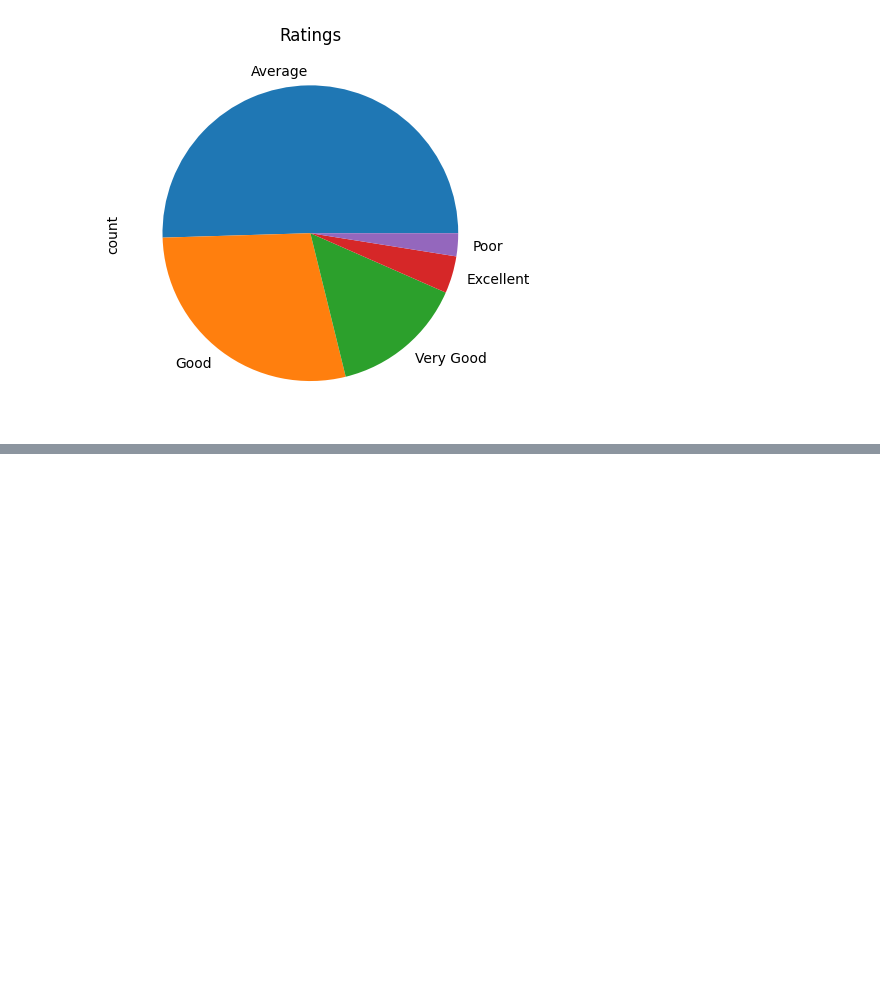
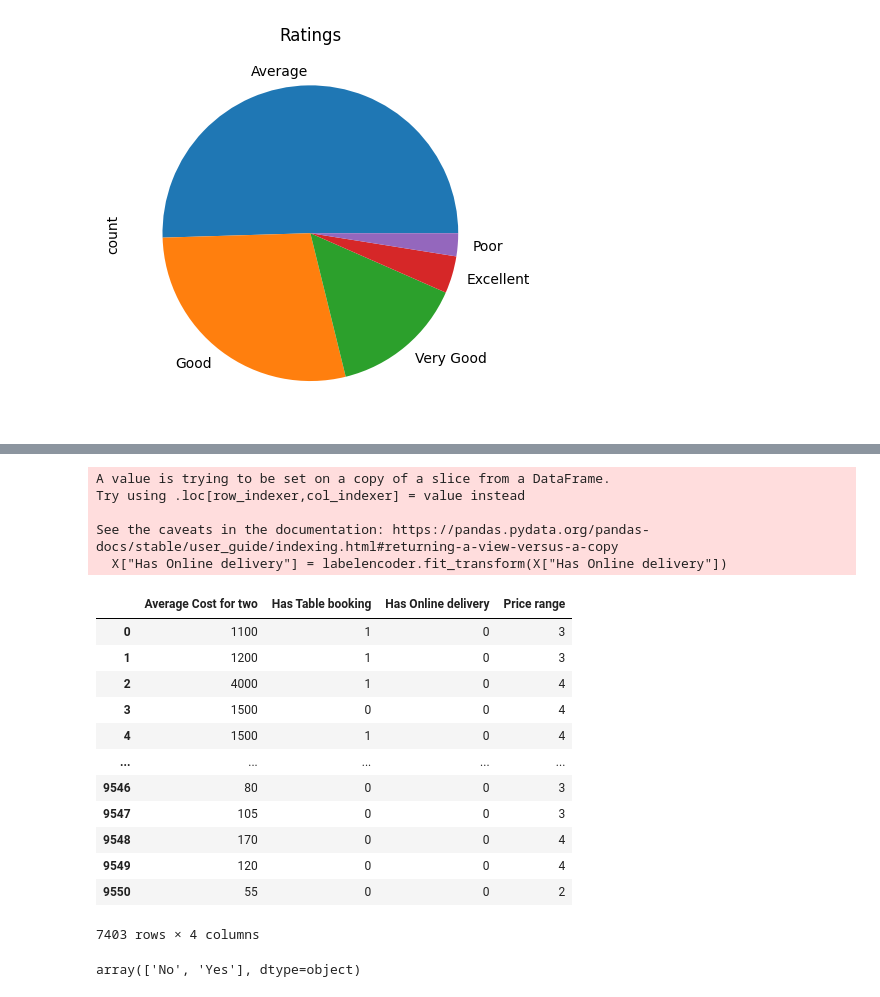
Before and after one commit to jbtestoni/predicting-restaurant-ratings-machine-learning, a Jupyter notebook: Notebook.ipynb, the cells around one changed output, grey strips where cells are left out. Drawn from its saved outputs; the diff is of its cells as text; code cells hidden in the pictures; blank space fills up the shorter version.

```diff
--- a/Notebook.ipynb
+++ b/Notebook.ipynb
@@ -138,0 +185,33 @@ plt.show()
+# %%
+from sklearn import preprocessing
+labelencoder = preprocessing.LabelEncoder()
+# %%
+X["Has Online delivery"] = labelencoder.fit_transform(X["Has Online delivery"])
+# %% [output]
+A value is trying to be set on a copy of a slice from a DataFrame.
+Try using .loc[row_indexer,col_indexer] = value instead
+
+See the caveats in the documentation: https://pandas.pydata.org/pandas-docs/stable/user_guide/indexing.html#returning-a-view-versus-a-copy
+  X["Has Online delivery"] = labelencoder.fit_transform(X["Has Online delivery"])
+# %%
+X
+# %% [output]
+|  | Average Cost for two | Has Table booking | Has Online delivery | Price range |
+| 0 | 1100 | 1 | 0 | 3 |
+| 1 | 1200 | 1 | 0 | 3 |
+| 2 | 4000 | 1 | 0 | 4 |
+| 3 | 1500 | 0 | 0 | 4 |
+| 4 | 1500 | 1 | 0 | 4 |
+| ... | ... | ... | ... | ... |
+| 9546 | 80 | 0 | 0 | 3 |
+| 9547 | 105 | 0 | 0 | 3 |
+| 9548 | 170 | 0 | 0 | 4 |
+| 9549 | 120 | 0 | 0 | 4 |
+| 9550 | 55 | 0 | 0 | 2 |
+7403 rows × 4 columns
+# %%
+labelencoder.classes_
+#0 = no
+#1 = yes
+# %% [output]
+array(['No', 'Yes'], dtype=object)
```
Also changed, not shown: parts of 10 cells of this notebook.
